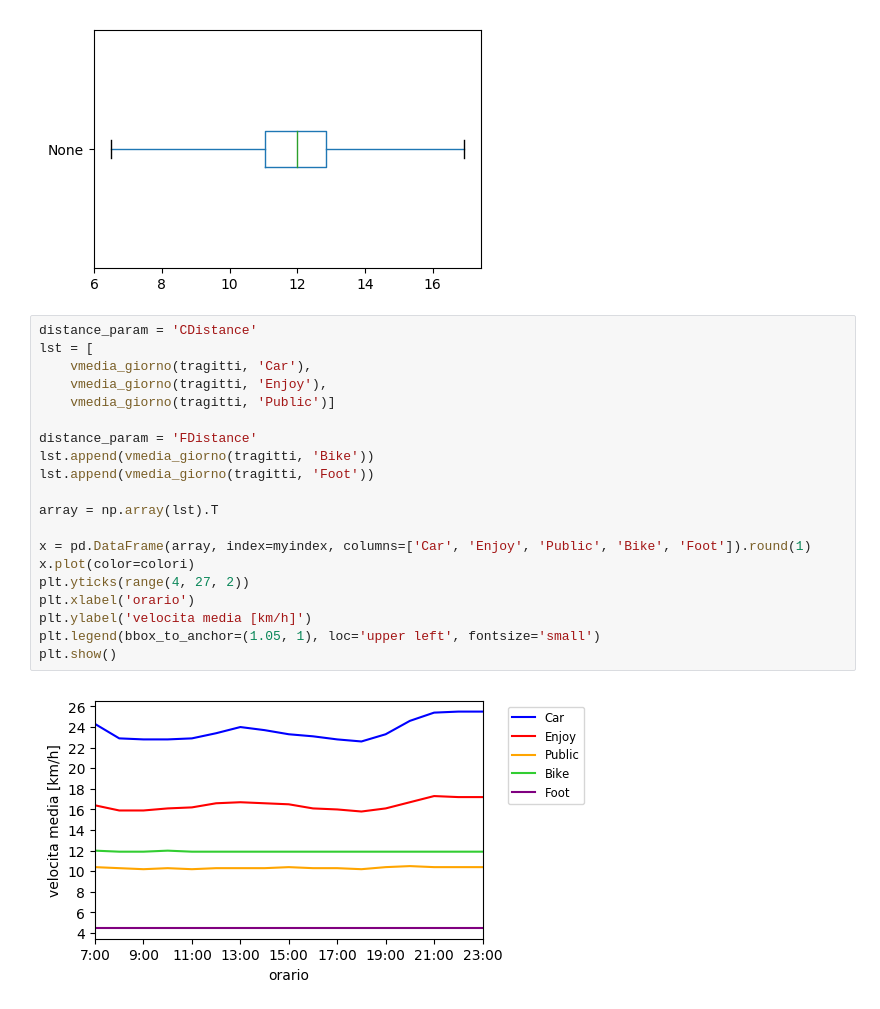
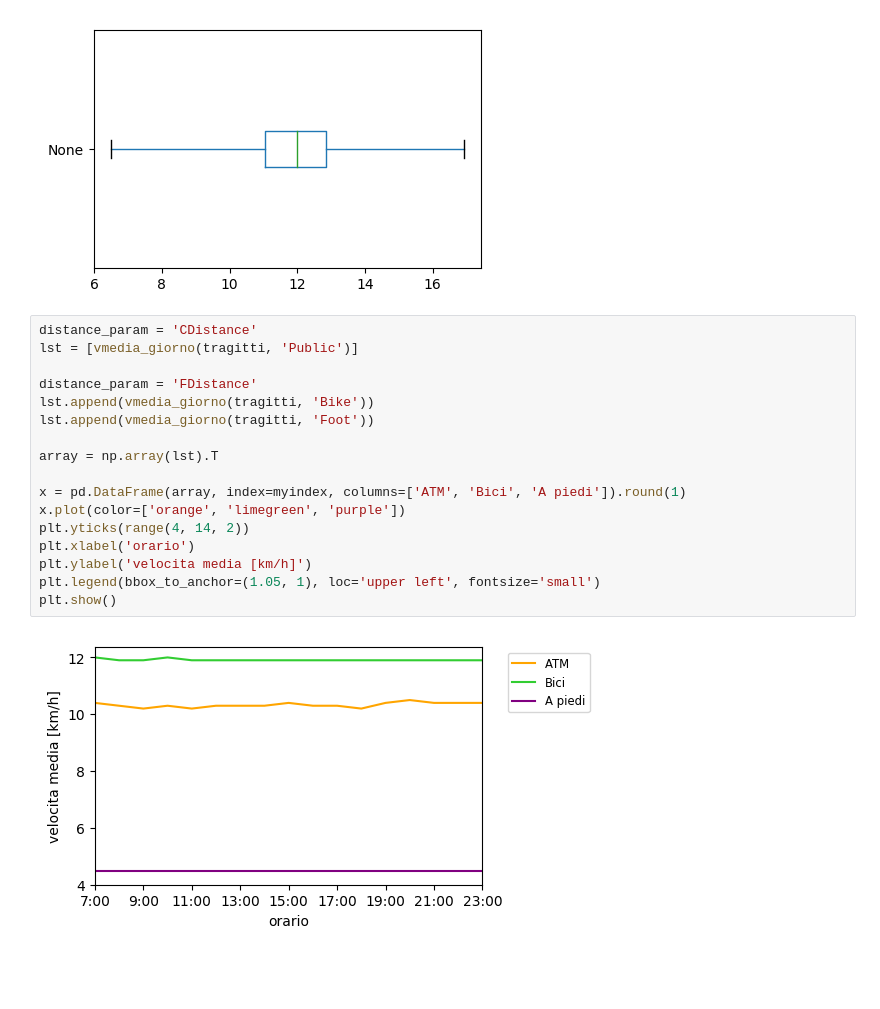
Before and after one commit to mmastrapasqua7/kowalskianalysis, a Jupyter notebook: jupyter/02.0_VariazioneVelocitaMediaMezziInFunzioneDellOrario.ipynb, the cells around one changed output. Drawn from its saved outputs; the diff is of its cells as text; blank space fills up the shorter version.

```diff
--- a/jupyter/02.0_VariazioneVelocitaMediaMezziInFunzioneDellOrario.ipynb
+++ b/jupyter/02.0_VariazioneVelocitaMediaMezziInFunzioneDellOrario.ipynb
@@ -114,23 +125,20 @@ plt.show()
 [figure]
 # %%
 distance_param = 'CDistance'
-lst = [
-    vmedia_giorno(tragitti, 'Car'),
-    vmedia_giorno(tragitti, 'Enjoy'),
-    vmedia_giorno(tragitti, 'Public')]
+lst = [vmedia_giorno(tragitti, 'Public')]
 
 distance_param = 'FDistance'
 lst.append(vmedia_giorno(tragitti, 'Bike'))
 lst.append(vmedia_giorno(tragitti, 'Foot'))
 
 array = np.array(lst).T
 
-x = pd.DataFrame(array, index=myindex, columns=['Car', 'Enjoy', 'Public', 'Bike', 'Foot']).round(1)
-x.plot(color=colori)
-plt.yticks(range(4, 27, 2))
+x = pd.DataFrame(array, index=myindex, columns=['ATM', 'Bici', 'A piedi']).round(1)
+x.plot(color=['orange', 'limegreen', 'purple'])
+plt.yticks(range(4, 14, 2))
 plt.xlabel('orario')
 plt.ylabel('velocita media [km/h]')
 plt.legend(bbox_to_anchor=(1.05, 1), loc='upper left', fontsize='small')
 plt.show()
 # %% [output]
-[figure, old version]
+[figure, new version]
```
Also changed, not shown: parts of 16 cells of this notebook, 17 other files.
